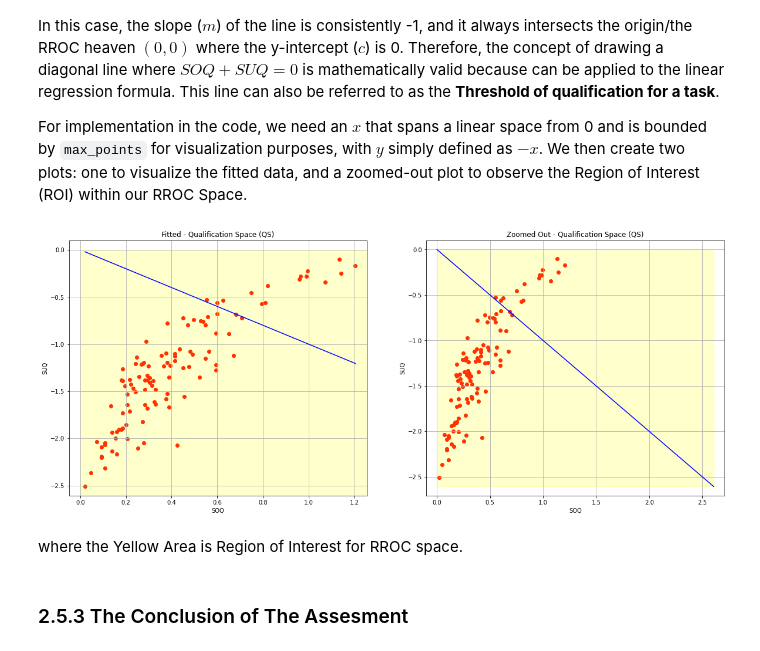
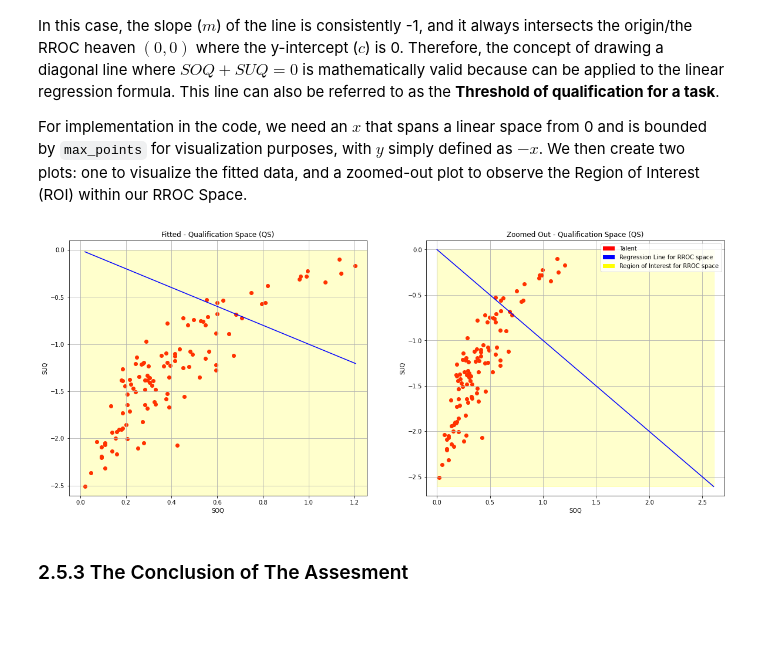
Before and after one commit to TK-Bunga-Matahari/shinchan, a Jupyter notebook: playgorund/competence_assesment/competence_assesment.ipynb, the cells around one changed output. Cells and saved outputs as stored; diff of their text form; code cells hidden in the pictures; blank space fills up the shorter version.

Commit message:
add: legend in QS plot

```diff
--- a/playgorund/competence_assesment/competence_assesment.ipynb
+++ b/playgorund/competence_assesment/competence_assesment.ipynb
@@ -477,36 +477,42 @@ ax[0].set_ylim([-min_suq-0.1, 0+0.1])
 
 # plot the employee data in scatter plot ax[0]
 ax[0].scatter(ranking_df.SOQ, ranking_df.SUQ, color='red')
 
 # plot the diagonal line in ax[0]
 ax[0].plot(x_fit, y_fit, color='blue')
 
 ax[0].fill_between(x, 0, -min_suq-0.1, interpolate=True, color='yellow', alpha=0.2)
 ax[0].grid()
 
 # set for ax[1]
 ax[1].set_xlabel('SOQ')
 ax[1].set_ylabel('SUQ')
 ax[1].set_title('Zoomed Out - Qualification Space (QS)')
 
 # set the limits of x-axis and y-axis in ax[1]
 ax[1].set_xlim([0-0.1, max_points+0.1])
 ax[1].set_ylim([-max_points-0.1, 0+0.1])
 
 # plot the employee data in scatter plot ax[1]
 ax[1].scatter(ranking_df.SOQ, ranking_df.SUQ, color='red')
 
 # plot the diagonal line in ax[1]
 ax[1].plot(x, y, color='blue')
 
 ax[1].fill_between(x, 0, -max_points, interpolate=True, color='yellow', alpha=0.2)
 ax[1].grid()
 
+# create legend elements
+legend_elements = [Patch(facecolor='red', label='Talent'),
+                   Patch(facecolor='blue', label='Regression Line for RROC space'),
+                   Patch(facecolor='yellow', label='Region of Interest for RROC space')]
+
+# add the legend to ax[1]
+ax[1].legend(handles=legend_elements)
+
 plt.show()
 # %% [output]
-[figure, old version]
+[figure, new version]
-# %% [markdown]
-where the Yellow Area is Region of Interest for RROC space.
 # %% [markdown]
 ### 2.5.3 The Conclusion of The Assesment
 # %%
```
